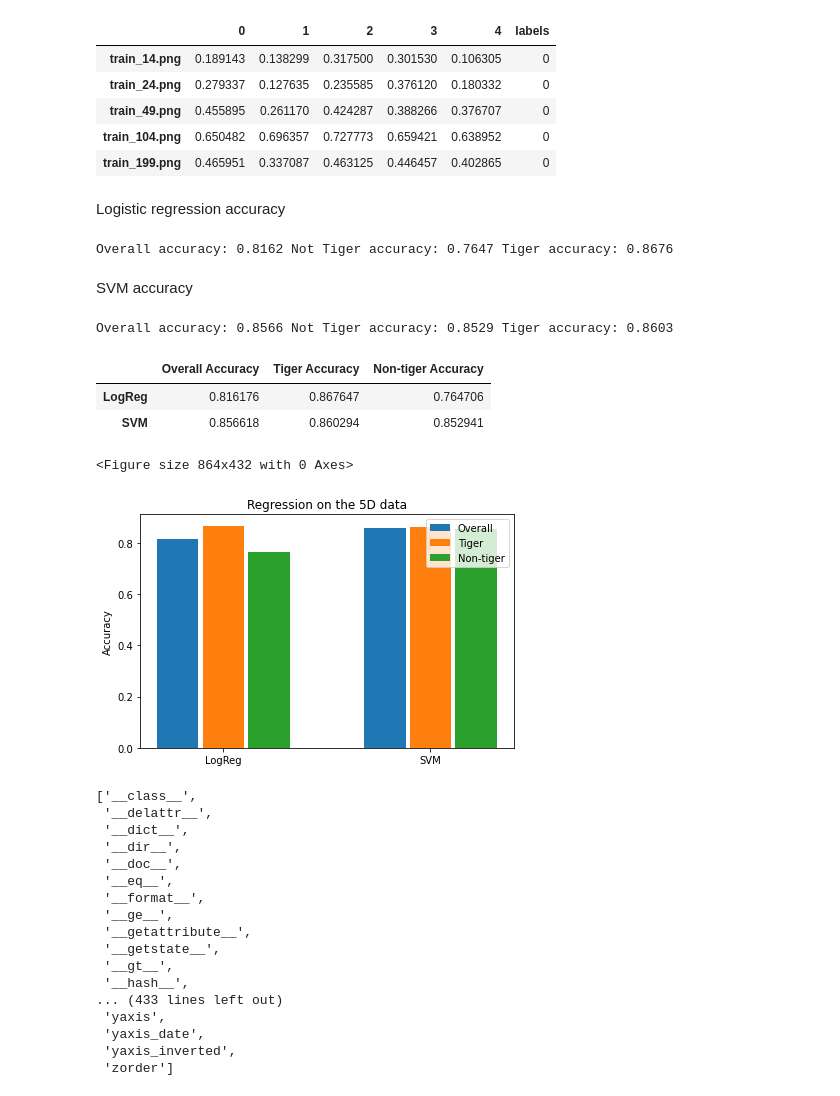
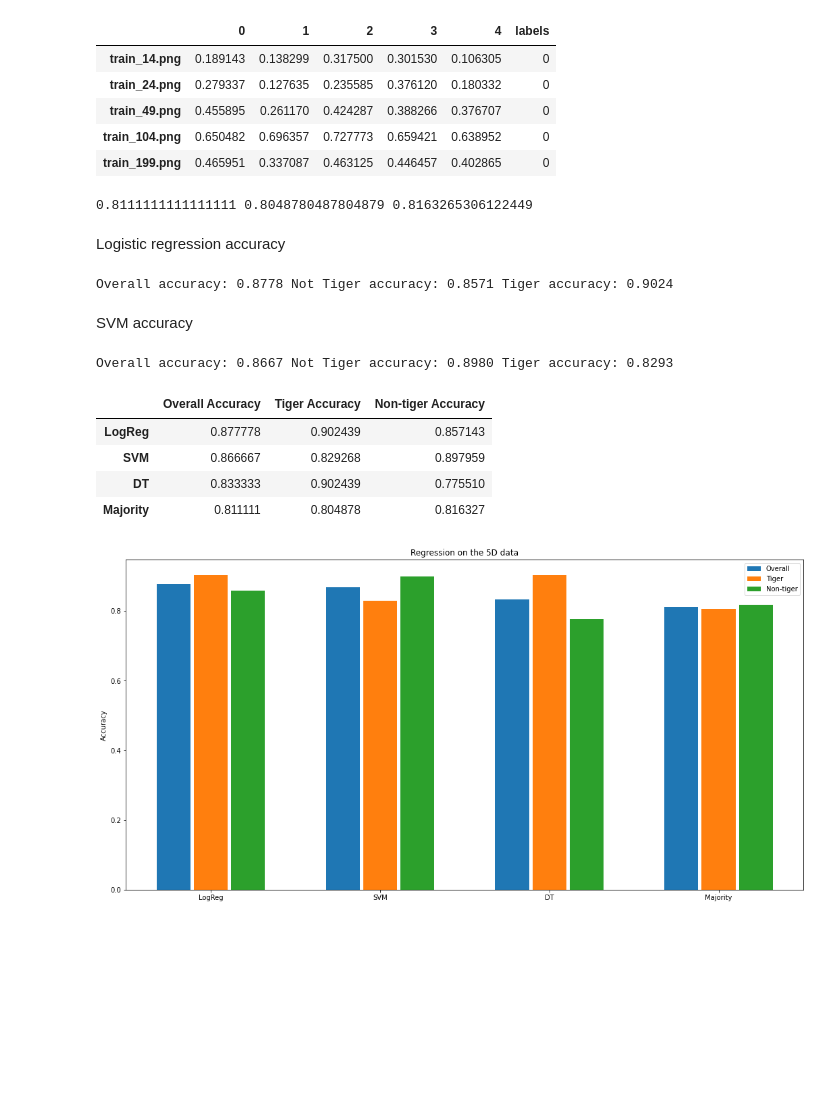
Before and after one commit to PeterTKovacs/mosquito_recoginition, a Jupyter notebook: APRO_baseline.ipynb, the cells around one changed output. Saved outputs shown, nothing was run; the diff lists cells and outputs as text; code cells hidden in the pictures; blank space fills up the shorter version.

```diff
--- a/APRO_baseline.ipynb
+++ b/APRO_baseline.ipynb
@@ -525,76 +552,75 @@ clf2 = svm.SVC().fit(X,y)
+# %%
+mv_acc = sum(1 for x,y in zip(X_test['MV'],y_test) if x == y) / len(y_test)
+mv_acc_tiger = sum(1 for x,y in zip(X_test['MV'],y_test) if x == 1 == y ) / sum(y_test)
+mv_acc_not_tiger = sum(1 for x,y in zip(X_test['MV'],y_test) if x == 0 == y) / (len(y_test) - sum(y_test))
+print(mv_acc, mv_acc_tiger, mv_acc_not_tiger)
+# %% [output]
+0.8111111111111111 0.8048780487804879 0.8163265306122449
 # %%
 weights_tiger=[]
 weights_not_tiger=[]
-for i in range(len(data)):
-  if data['labels'][i] == 1:
+#for i in range(len(data)):
+  #if data['labels'][i] == 1:
+    #weights_not_tiger.append(0)
+    #weights_tiger.append(1/(sum(data['labels'])))
+  #else:
+    #weights_not_tiger.append(1/(len(data) - sum(data['labels'])))
+    #weights_tiger.append(0)
+for i in range(len(X_test)):
+  if y_test[i] == 1:
     weights_not_tiger.append(0)
-    weights_tiger.append(1/(sum(data['labels'])))
+    weights_tiger.append(1/(sum(y_test)))
   else:
-    weights_not_tiger.append(1/(len(data) - sum(data['labels'])))
+    weights_not_tiger.append(1/(len(X_test) - sum(y_test)))
     weights_tiger.append(0)
 # %% [markdown]
 Logistic regression accuracy
 # %%
-print('Overall accuracy: {:.4f} Not Tiger accuracy: {:.4f} Tiger accuracy: {:.4f}'.format(clf.score(X,y),clf.score(X,y,sample_weight=weights_not_tiger),clf.score(X,y,sample_weight=weights_tiger)))
+print('Overall accuracy: {:.4f} Not Tiger accuracy: {:.4f} Tiger accuracy: {:.4f}'.format(clf.score(X_test,y_test),clf.score(X_test,y_test,sample_weight=weights_not_tiger),clf.score(X_test,y_test,sample_weight=weights_tiger)))
 # %% [output]
-Overall accuracy: 0.8162 Not Tiger accuracy: 0.7647 Tiger accuracy: 0.8676
+Overall accuracy: 0.8778 Not Tiger accuracy: 0.8571 Tiger accuracy: 0.9024
 # %% [markdown]
 SVM accuracy
 # %%
-print('Overall accuracy: {:.4f} Not Tiger accuracy: {:.4f} Tiger accuracy: {:.4f}'.format(clf2.score(X,y),clf2.score(X,y,sample_weight=weights_not_tiger),clf2.score(X,y,sample_weight=weights_tiger)))
+print('Overall accuracy: {:.4f} Not Tiger accuracy: {:.4f} Tiger accuracy: {:.4f}'.format(clf2.score(X_test,y_test),clf2.score(X_test,y_test,sample_weight=weights_not_tiger),clf2.score(X_test,y_test,sample_weight=weights_tiger)))
 # %% [output]
-Overall accuracy: 0.8566 Not Tiger accuracy: 0.8529 Tiger accuracy: 0.8603
+Overall accuracy: 0.8667 Not Tiger accuracy: 0.8980 Tiger accuracy: 0.8293
+# %%
+X, y = data[[0,1,2,3,4]], data['labels']
+X_train, X_test, y_train, y_test = train_test_split(X, y, test_size=0.33, random_state=42)
+clf = LogisticRegression(random_state=0).fit(X_train,y_train)
+clf2 = svm.SVC().fit(X_train,y_train)
+clf3 = tree.DecisionTreeClassifier().fit(X_train,y_train)
 # %%
 results = pd.DataFrame()
-results['Overall Accuracy'] = [clf.score(X,y),clf2.score(X,y)]
-results['Tiger Accuracy'] = [clf.score(X,y,sample_weight=weights_tiger),clf2.score(X,y,sample_weight=weights_tiger)]
-results['Non-tiger Accuracy'] = [clf.score(X,y,sample_weight=weights_not_tiger),clf2.score(X,y,sample_weight=weights_not_tiger)]
-results.index = ['LogReg','SVM']
+results['Overall Accuracy'] = [clf.score(X_test,y_test),clf2.score(X_test,y_test),clf3.score(X_test,y_test),mv_acc]
+results['Tiger Accuracy'] = [clf.score(X_test,y_test,sample_weight=weights_tiger),clf2.score(X_test,y_test,sample_weight=weights_tiger),clf3.score(X_test,y_test,sample_weight=weights_tiger),mv_acc_tiger]
+results['Non-tiger Accuracy'] = [clf.score(X_test,y_test,sample_weight=weights_not_tiger),clf2.score(X_test,y_test,sample_weight=weights_not_tiger),clf3.score(X_test,y_test,sample_weight=weights_not_tiger),mv_acc_not_tiger]
+results.index = ['LogReg','SVM','DT','Majority']
 results
 # %% [output]
 |  | Overall Accuracy | Tiger Accuracy | Non-tiger Accuracy |
-| LogReg | 0.816176 | 0.867647 | 0.764706 |
-| SVM | 0.856618 | 0.860294 | 0.852941 |
+| LogReg | 0.877778 | 0.902439 | 0.857143 |
+| SVM | 0.866667 | 0.829268 | 0.897959 |
+| DT | 0.833333 | 0.902439 | 0.775510 |
+| Majority | 0.811111 | 0.804878 | 0.816327 |
 # %%
 import matplotlib.pyplot as plt
 labels = results.index
 
-plt.figure(figsize=(12,6))
+
 x = np.arange(len(labels))  # the label locations
 width = 0.2  # the width of the bars
-fig, ax = plt.subplots()
+fig, ax = plt.subplots(figsize=(18,9))
 rects1 = ax.bar(x - 1.1*width, results['Overall Accuracy'], width, label='Overall')
 rects2 = ax.bar(x, results['Tiger Accuracy'], width, label='Tiger')
 rects3 = ax.bar(x + 1.1*width, results['Non-tiger Accuracy'], width, label='Non-tiger')
 # Add some text for labels, title and custom x-axis tick labels, etc.
 ax.set_ylabel('Accuracy')
 ax.set_title('Regression on the 5D data')
 ax.set_xticks(x)
 ax.set_xticklabels(labels)
-ax.yaxis()
 ax.legend()
-fig.tight_layout()
 plt.show()
 # %% [output]
-<Figure size 864x432 with 0 Axes>
-[figure, old version]
+[figure, new version]
-# %%
-dir(ax)
-# %% [output]
-['__class__',
- '__delattr__',
- '__dict__',
- '__dir__',
- '__doc__',
- '__eq__',
- '__format__',
- '__ge__',
- '__getattribute__',
- '__getstate__',
- '__gt__',
- '__hash__',
-... (433 lines left out)
- 'yaxis',
- 'yaxis_date',
- 'yaxis_inverted',
- 'zorder']
```
Also changed, not shown: parts of 3 cells of this notebook.
